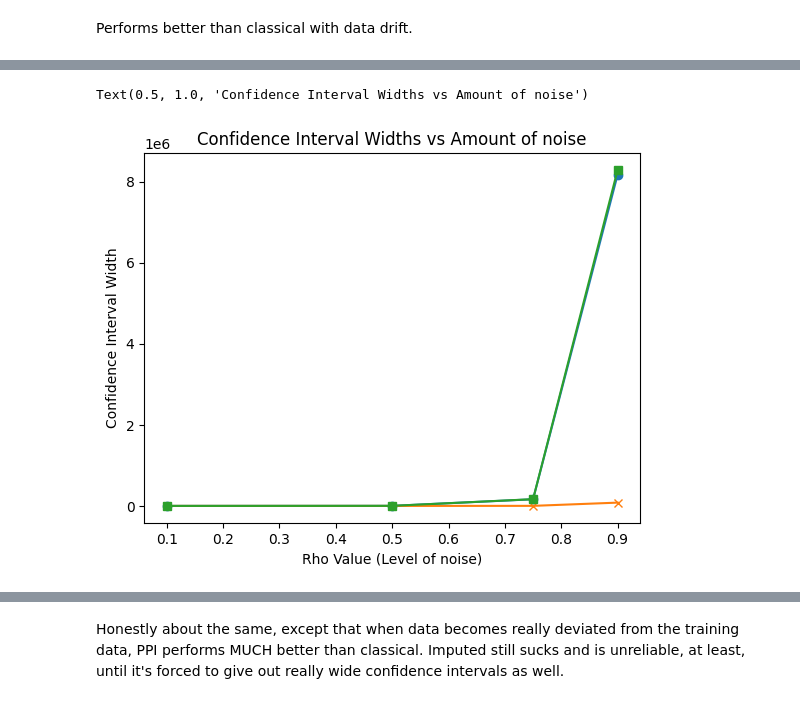
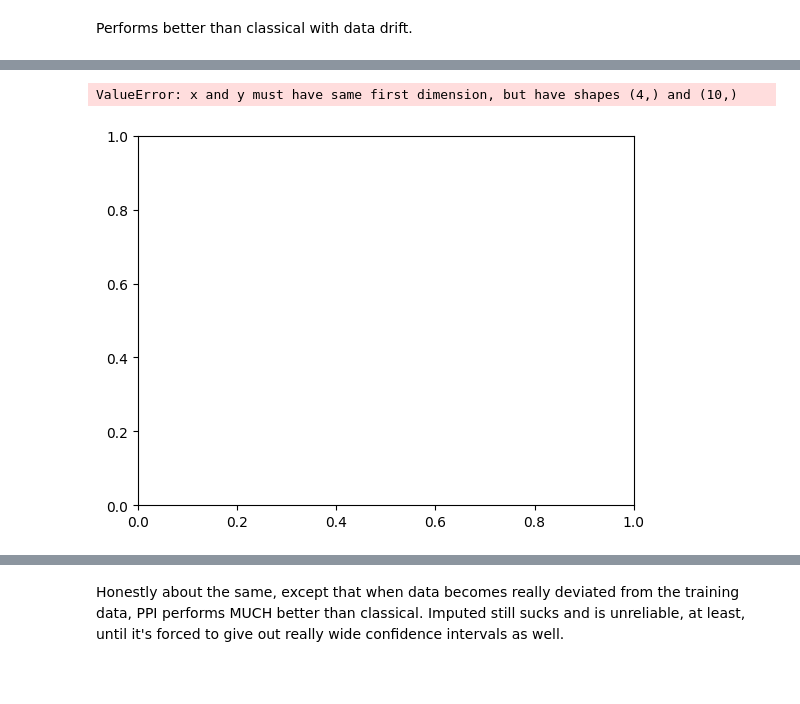
Before and after one commit to nicholas-denis/ppi-testing, a Jupyter notebook: PPI Ratio estimator.ipynb, the cells around one changed output, grey strips where cells are left out. Cells and saved outputs as stored; diff of their text form; code cells hidden in the pictures; blank space fills up the shorter version.

Commit message:
Adjusted some parameter sampling methods

```diff
--- a/PPI Ratio estimator.ipynb
+++ b/PPI Ratio estimator.ipynb
@@ -1156,7 +1156,10 @@ large_sample = 10000
 m = 2.0
 rho = 0.75
 
-second_pop_params = [(3.0, 4.5), (10.0, 17.0), (50.0, 80.0), (100.0, 400.0)]
+second_pop_params = np.random.uniform(low=0.1, high = 20, size=20)
+second_pop_params = [(second_pop_params[i], second_pop_params[i+1]) for i in range(0, len(second_pop_params), 2)]
+print(second_pop_params)
+
 
 ppi_mean_widths = []
 naive_mean_widths = []
@@ -1322,5 +1322,5 @@ Classical. Average pred:  101469.00366388043 Average lower bound:  -4042326.0708
-Text(0.5, 1.0, 'Confidence Interval Widths vs Amount of noise')
+ValueError: x and y must have same first dimension, but have shapes (4,) and (10,)
-[figure, old version]
+[figure, new version]
 # %%
 def sample_mv_y_linear(x, vec, beta, rho):
     sigma_squared = abs(m)*beta*(1.-(rho**2))/(rho**2)
```
Also changed, not shown: parts of 19 cells of this notebook.
